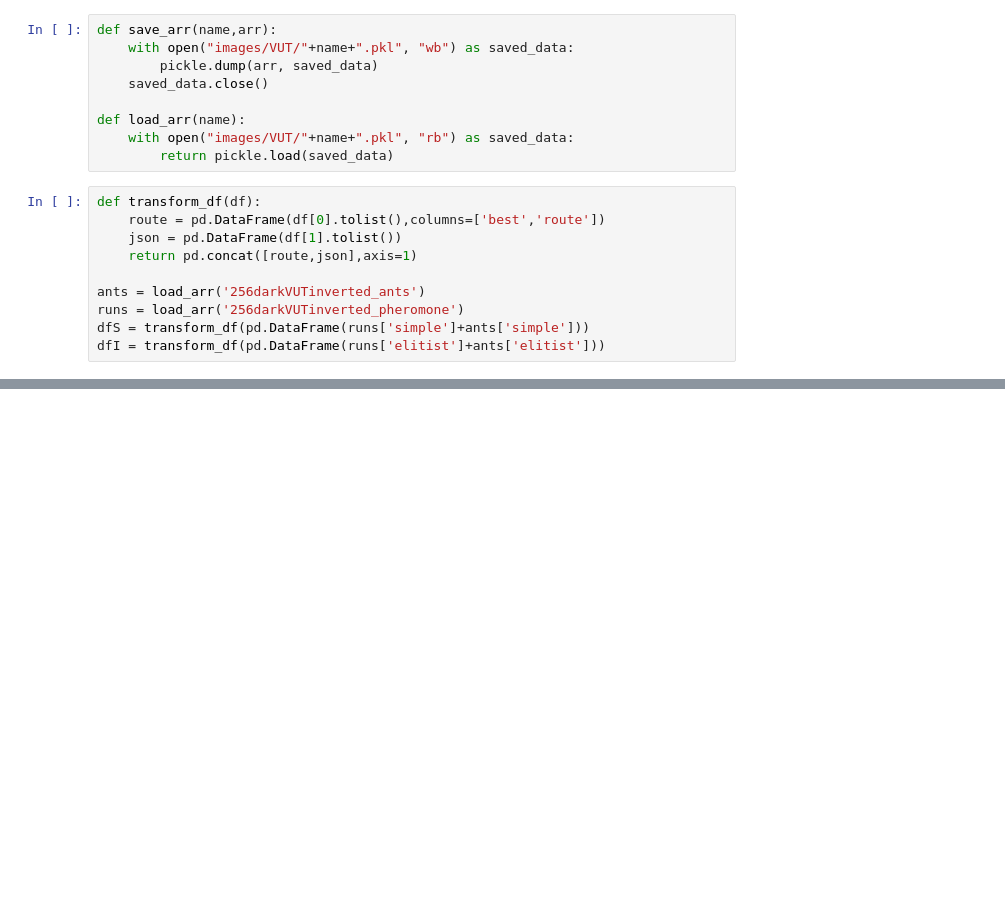
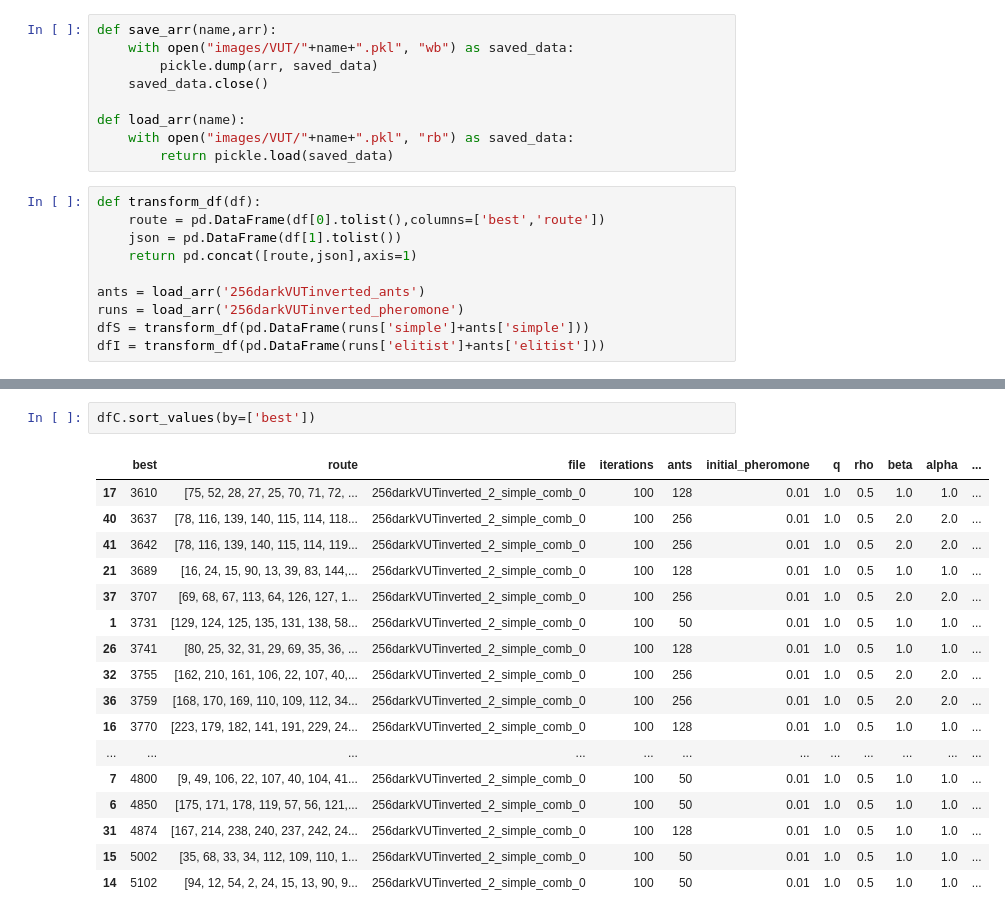
Before and after one commit to xjahod06/EVO-antTSP, a Jupyter notebook: tsp-art-python-master/data_eval.ipynb, the cells around one changed output, grey strips where cells are left out. Cells and saved outputs as stored; diff of their text form; blank space fills up the shorter version.

```diff
--- a/tsp-art-python-master/data_eval.ipynb
+++ b/tsp-art-python-master/data_eval.ipynb
@@ -42,0 +46,20 @@ dfI.sort_values(by=['best'])[['best','file']]
+# %%
+dfC.sort_values(by=['best'])
+# %% [output]
+|  | best | route | file | iterations | ants | initial_pheromone | q | rho | beta | alpha | ... |
+| 17 | 3610 | [75, 52, 28, 27, 25, 70, 71, 72, ... | 256darkVUTinverted_2_simple_comb_0 | 100 | 128 | 0.01 | 1.0 | 0.5 | 1.0 | 1.0 | ... |
+| 40 | 3637 | [78, 116, 139, 140, 115, 114, 118... | 256darkVUTinverted_2_simple_comb_0 | 100 | 256 | 0.01 | 1.0 | 0.5 | 2.0 | 2.0 | ... |
+| 41 | 3642 | [78, 116, 139, 140, 115, 114, 119... | 256darkVUTinverted_2_simple_comb_0 | 100 | 256 | 0.01 | 1.0 | 0.5 | 2.0 | 2.0 | ... |
+| 21 | 3689 | [16, 24, 15, 90, 13, 39, 83, 144,... | 256darkVUTinverted_2_simple_comb_0 | 100 | 128 | 0.01 | 1.0 | 0.5 | 1.0 | 1.0 | ... |
+| 37 | 3707 | [69, 68, 67, 113, 64, 126, 127, 1... | 256darkVUTinverted_2_simple_comb_0 | 100 | 256 | 0.01 | 1.0 | 0.5 | 2.0 | 2.0 | ... |
+| 1 | 3731 | [129, 124, 125, 135, 131, 138, 58... | 256darkVUTinverted_2_simple_comb_0 | 100 | 50 | 0.01 | 1.0 | 0.5 | 1.0 | 1.0 | ... |
+| 26 | 3741 | [80, 25, 32, 31, 29, 69, 35, 36, ... | 256darkVUTinverted_2_simple_comb_0 | 100 | 128 | 0.01 | 1.0 | 0.5 | 1.0 | 1.0 | ... |
+| 32 | 3755 | [162, 210, 161, 106, 22, 107, 40,... | 256darkVUTinverted_2_simple_comb_0 | 100 | 256 | 0.01 | 1.0 | 0.5 | 2.0 | 2.0 | ... |
+| 36 | 3759 | [168, 170, 169, 110, 109, 112, 34... | 256darkVUTinverted_2_simple_comb_0 | 100 | 256 | 0.01 | 1.0 | 0.5 | 2.0 | 2.0 | ... |
+| 16 | 3770 | [223, 179, 182, 141, 191, 229, 24... | 256darkVUTinverted_2_simple_comb_0 | 100 | 128 | 0.01 | 1.0 | 0.5 | 1.0 | 1.0 | ... |
+| ... | ... | ... | ... | ... | ... | ... | ... | ... | ... | ... | ... |
+| 7 | 4800 | [9, 49, 106, 22, 107, 40, 104, 41... | 256darkVUTinverted_2_simple_comb_0 | 100 | 50 | 0.01 | 1.0 | 0.5 | 1.0 | 1.0 | ... |
+| 6 | 4850 | [175, 171, 178, 119, 57, 56, 121,... | 256darkVUTinverted_2_simple_comb_0 | 100 | 50 | 0.01 | 1.0 | 0.5 | 1.0 | 1.0 | ... |
+| 31 | 4874 | [167, 214, 238, 240, 237, 242, 24... | 256darkVUTinverted_2_simple_comb_0 | 100 | 128 | 0.01 | 1.0 | 0.5 | 1.0 | 1.0 | ... |
+| 15 | 5002 | [35, 68, 33, 34, 112, 109, 110, 1... | 256darkVUTinverted_2_simple_comb_0 | 100 | 50 | 0.01 | 1.0 | 0.5 | 1.0 | 1.0 | ... |
+| 14 | 5102 | [94, 12, 54, 2, 24, 15, 13, 90, 9... | 256darkVUTinverted_2_simple_comb_0 | 100 | 50 | 0.01 | 1.0 | 0.5 | 1.0 | 1.0 | ... |
```
Also changed, not shown: parts of 2 cells of this notebook, 10 other files.
